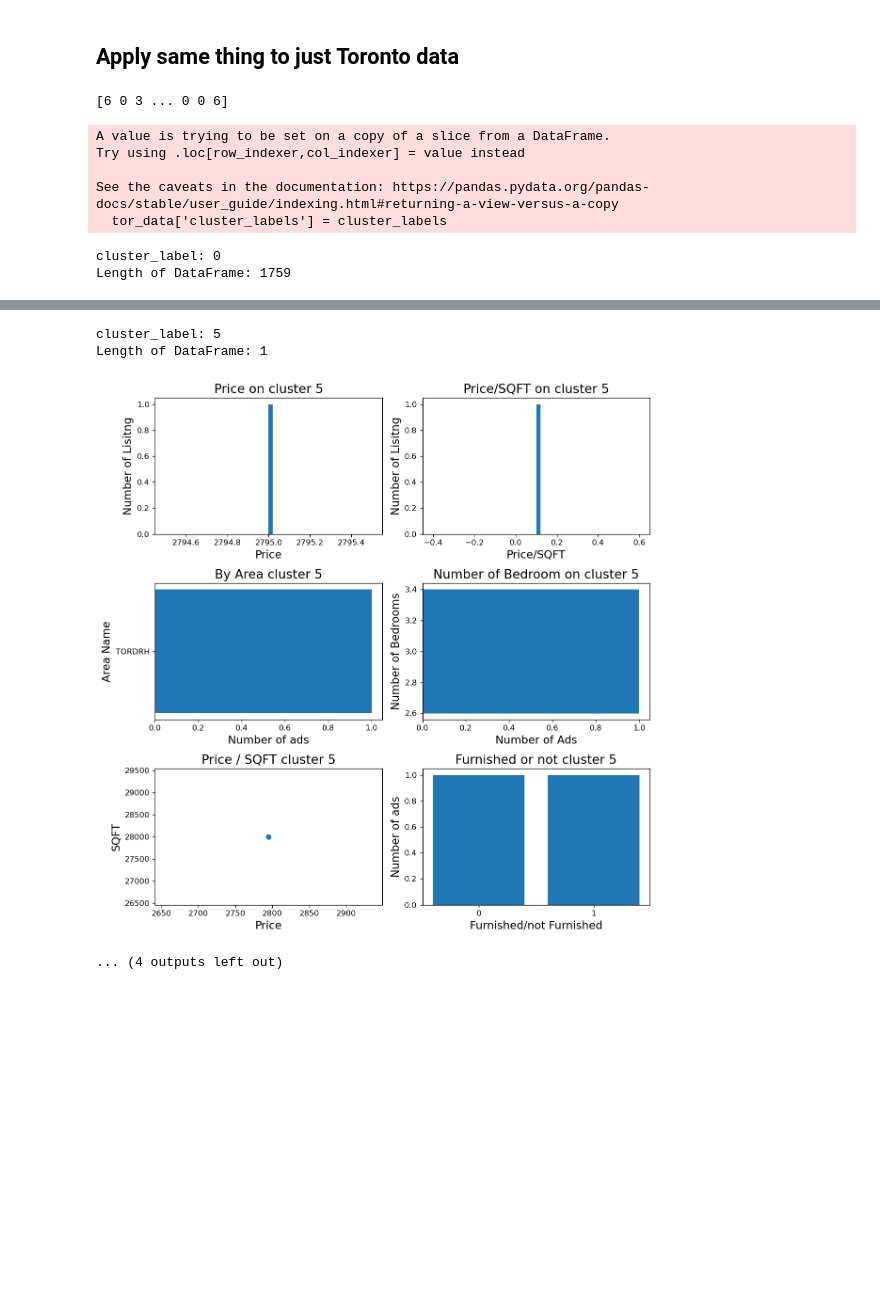
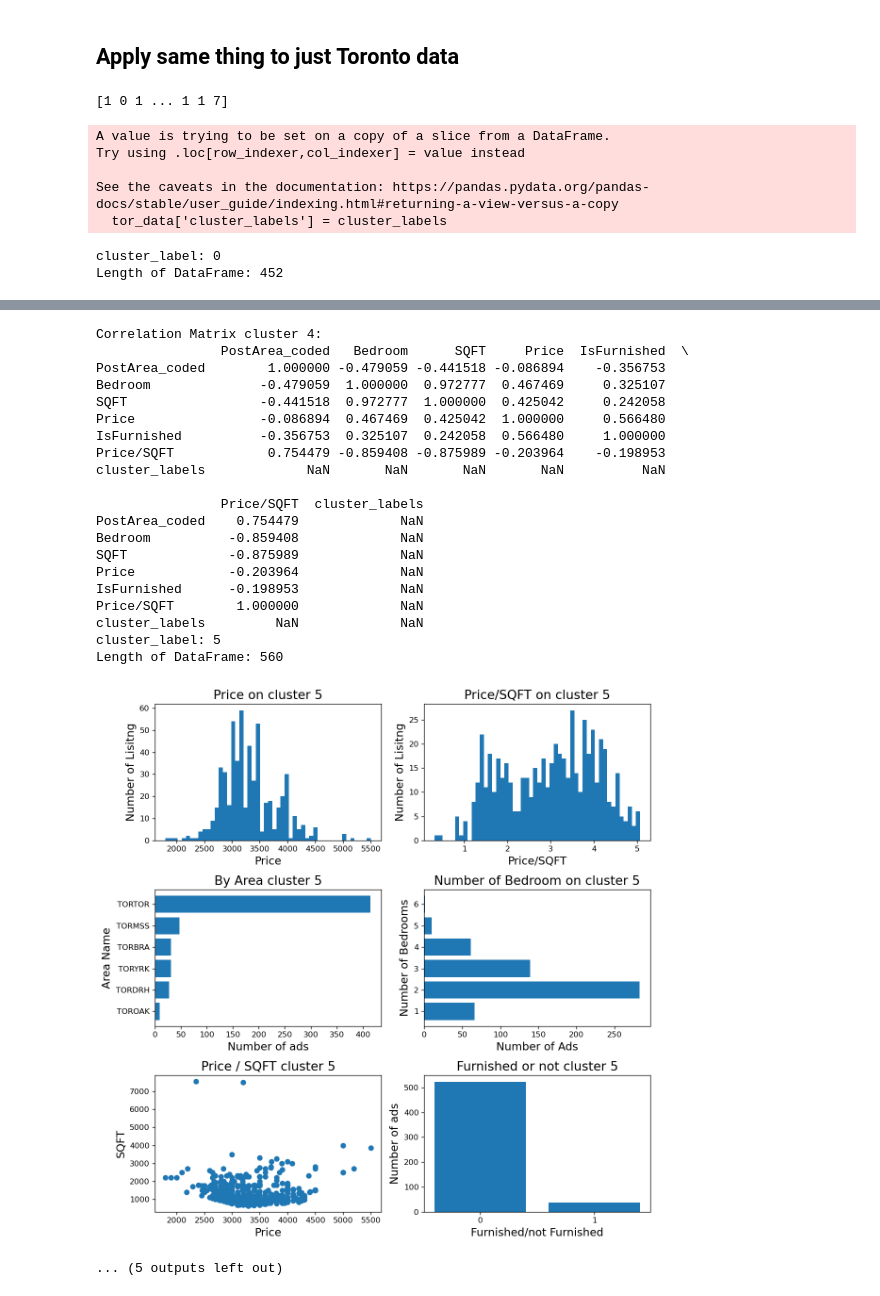
Before and after one commit to masaichig0/Data-Analysis-Project-1, a Jupyter notebook: rental_analysis_project_2.ipynb, the cells around one changed output, grey strips where cells are left out. Drawn from its saved outputs; the diff is of its cells as text; code cells hidden in the pictures; blank space fills up the shorter version.

```diff
--- a/rental_analysis_project_2.ipynb
+++ b/rental_analysis_project_2.ipynb
@@ -16,9 +28,6 @@ import matplotlib.pyplot as plt
 # %%
 # As you can tell the number of scraped data is exceeding the number of the post, so I remove duplicate.
-df = pd.read_csv('C:\\Users\\Masa\\Desktop\\Chilliwack Real Estate\\Data\\rental_price_data.csv',
-                ).drop('Unnamed: 0', axis=1)
+df = pd.read_csv('.\Data\\rental_price_data.csv',).drop('Unnamed: 0', axis=1)
 df.sort_values(by="Post Datetime", ascending=False, inplace=True)
-df.drop_duplicates(subset="Post Title", inplace=True)
-df = df.reset_index(drop=True)
 len(df)
 # %% [output]
@@ -45,0 +49,3 @@ See the caveats in the documentation: https://pandas.pydata.org/pandas-docs/stab
+# %%
+# Remove outliers
+data = remove_outliers(data)
@@ -91,5 +121,8 @@ data['cluster_labels'] = cluster_labels
 # Plot result by the cluster
 for i in range(len(set(cluster_labels))):
     subplot_by_cluster(data, i)
+    cluster = data[data['cluster_labels'] == i]
+    print(f"Correlation Matrix cluster {i}: \n{cluster.corr()}")
+    print('\n\n\n')
 # %% [output]
 cluster_label: 0
@@ -151,5 +267,7 @@ See the caveats in the documentation: https://pandas.pydata.org/pandas-docs/stab
 # Plot result by the cluster
 for i in range(len(set(cluster_labels))):
     subplot_by_cluster(van_data, i)
+    cluster = data[data['cluster_labels'] == i]
+    print(f"Correlation Matrix cluster {i}: \n{cluster.corr()}")
 # %% [output]
 cluster_label: 0
@@ -198,7 +414,7 @@ cluster_labels = kmeans.predict(X)
 
 print(cluster_labels)
 # %% [output]
-[6 0 3 ... 0 0 6]
+[1 0 1 ... 1 1 7]
 # %%
 tor_data['cluster_labels'] = cluster_labels
 # %% [output]
@@ -211,6 +427,8 @@ See the caveats in the documentation: https://pandas.pydata.org/pandas-docs/stab
 # Plot result by the cluster
 for i in range(len(set(cluster_labels))):
     subplot_by_cluster(tor_data, i)
+    cluster = data[data['cluster_labels'] == i]
+    print(f"Correlation Matrix cluster {i}: \n{cluster.corr()}")
 # %% [output]
 cluster_label: 0
-Length of DataFrame: 1759
+Length of DataFrame: 452
@@ -230,7 +520,25 @@ Length of DataFrame: 9
+Correlation Matrix cluster 4:
+                PostArea_coded   Bedroom      SQFT     Price  IsFurnished  \
+PostArea_coded        1.000000 -0.479059 -0.441518 -0.086894    -0.356753
+Bedroom              -0.479059  1.000000  0.972777  0.467469     0.325107
+SQFT                 -0.441518  0.972777  1.000000  0.425042     0.242058
+Price                -0.086894  0.467469  0.425042  1.000000     0.566480
+IsFurnished          -0.356753  0.325107  0.242058  0.566480     1.000000
+Price/SQFT            0.754479 -0.859408 -0.875989 -0.203964    -0.198953
+cluster_labels             NaN       NaN       NaN       NaN          NaN
+
+                Price/SQFT  cluster_labels
+PostArea_coded    0.754479             NaN
+Bedroom          -0.859408             NaN
+SQFT             -0.875989             NaN
+Price            -0.203964             NaN
+IsFurnished      -0.198953             NaN
+Price/SQFT        1.000000             NaN
+cluster_labels         NaN             NaN
 cluster_label: 5
-Length of DataFrame: 1
+Length of DataFrame: 560
-[figure, old version]
+[figure, new version]
-... (4 outputs left out)
+... (5 outputs left out)
 # %%
 tor_data['IsFurnished'].value_counts()
 # %% [output]
```
Also changed, not shown: parts of 22 cells of this notebook, 4 other files.
